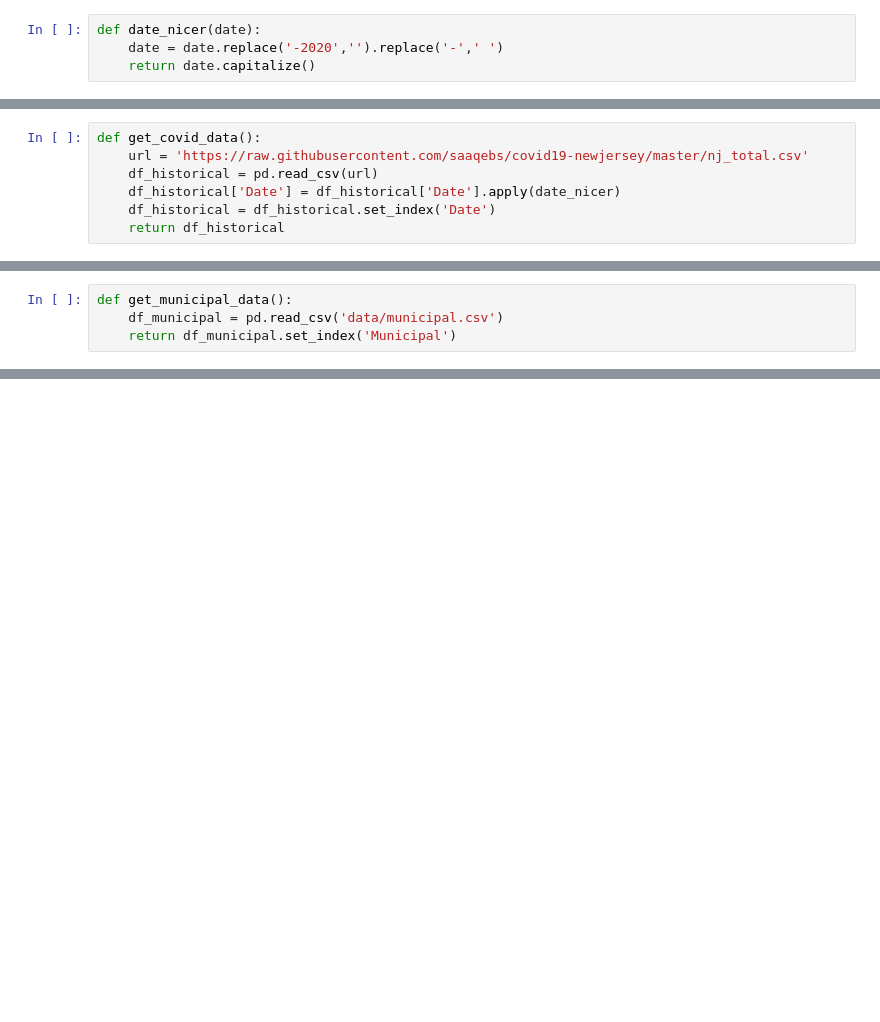
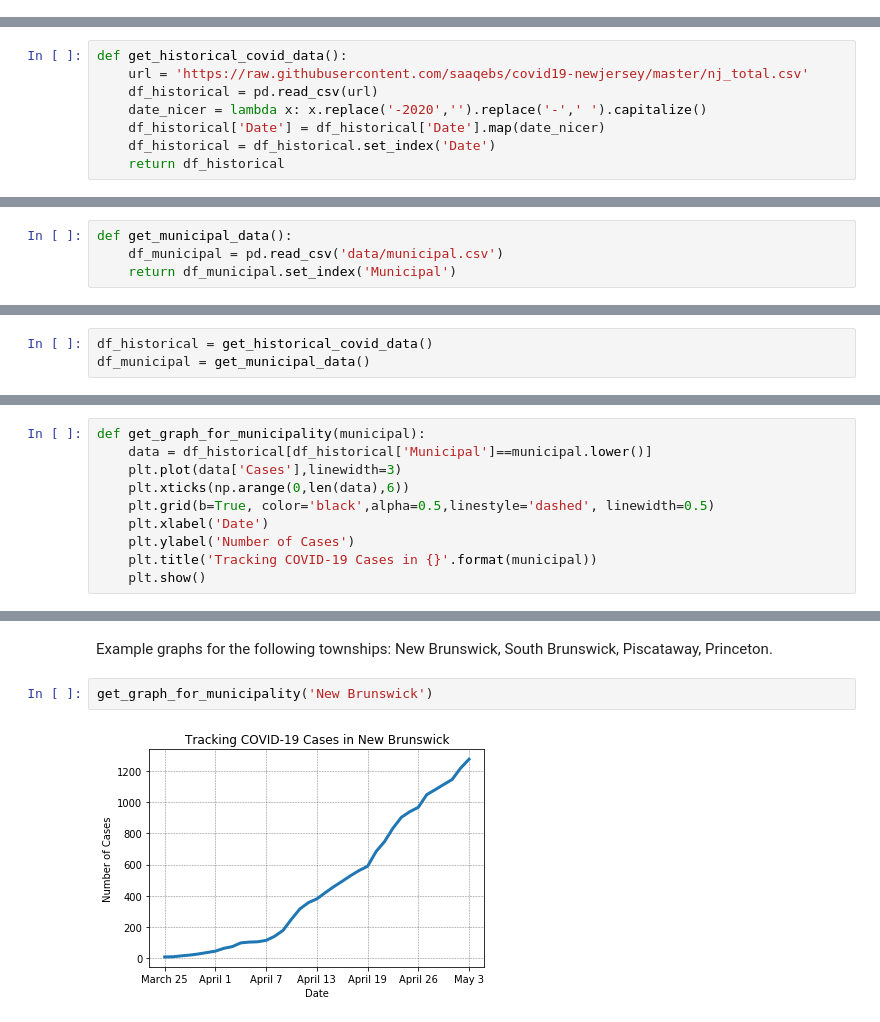
Before and after one commit to saaqebs/analytics-coronavirus-nj, a Jupyter notebook: Analytics.ipynb, the cells around one changed output, grey strips where cells are left out. Saved outputs shown, nothing was run; the diff lists cells and outputs as text; blank space fills up the shorter version.

```diff
--- a/Analytics.ipynb
+++ b/Analytics.ipynb
@@ -6,4 +13,0 @@ import numpy as np
-# %%
-def date_nicer(date):
-    date = date.replace('-2020','').replace('-',' ')
-    return date.capitalize()
@@ -10,7 +16,8 @@ def date_nicer(date):
 # %%
-def get_covid_data():
+def get_historical_covid_data():
     url = 'https://raw.githubusercontent.com/saaqebs/covid19-newjersey/master/nj_total.csv'
     df_historical = pd.read_csv(url)
-    df_historical['Date'] = df_historical['Date'].apply(date_nicer)
+    date_nicer = lambda x: x.replace('-2020','').replace('-',' ').capitalize()
+    df_historical['Date'] = df_historical['Date'].map(date_nicer)
     df_historical = df_historical.set_index('Date')
     return df_historical
@@ -81,0 +39,3 @@ get_covid_data_for_municipal('new brunswick')
+# %%
+df_historical = get_historical_covid_data()
+df_municipal = get_municipal_data()
@@ -81,0 +74,10 @@ get_covid_data_for_municipal('new brunswick')
+# %%
+def get_graph_for_municipality(municipal):
+    data = df_historical[df_historical['Municipal']==municipal.lower()]
+    plt.plot(data['Cases'],linewidth=3)
+    plt.xticks(np.arange(0,len(data),6))
+    plt.grid(b=True, color='black',alpha=0.5,linestyle='dashed', linewidth=0.5)
+    plt.xlabel('Date')
+    plt.ylabel('Number of Cases')
+    plt.title('Tracking COVID-19 Cases in {}'.format(municipal))
+    plt.show()
@@ -81,0 +104,6 @@ get_covid_data_for_municipal('new brunswick')
+# %% [markdown]
+Example graphs for the following townships: New Brunswick, South Brunswick, Piscataway, Princeton.
+# %%
+get_graph_for_municipality('New Brunswick')
+# %% [output]
+[figure, added]
```
Also changed, not shown: parts of 17 cells of this notebook, 2 other files.
